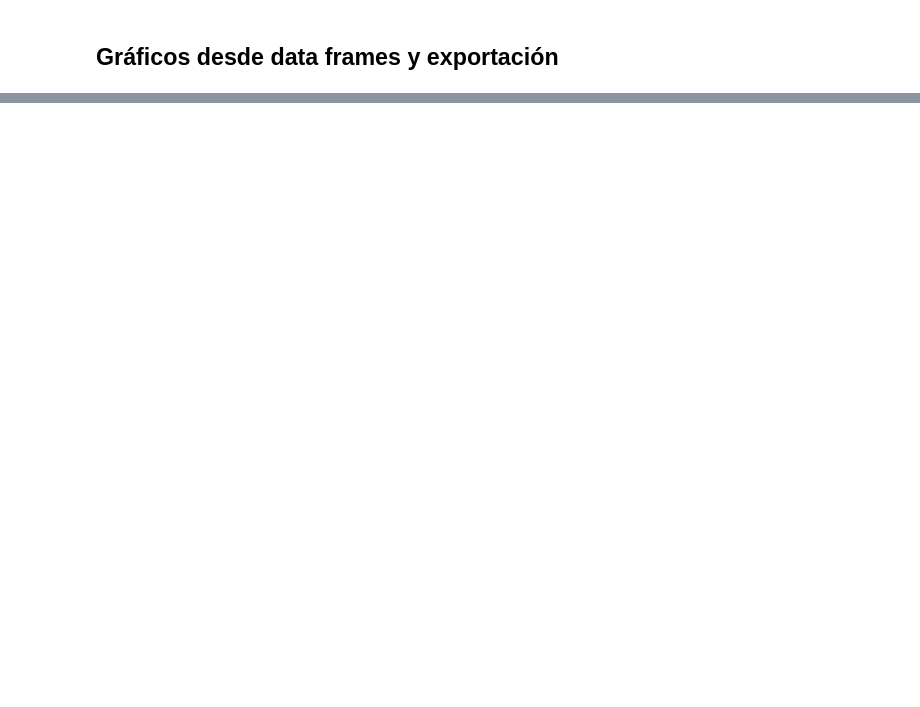
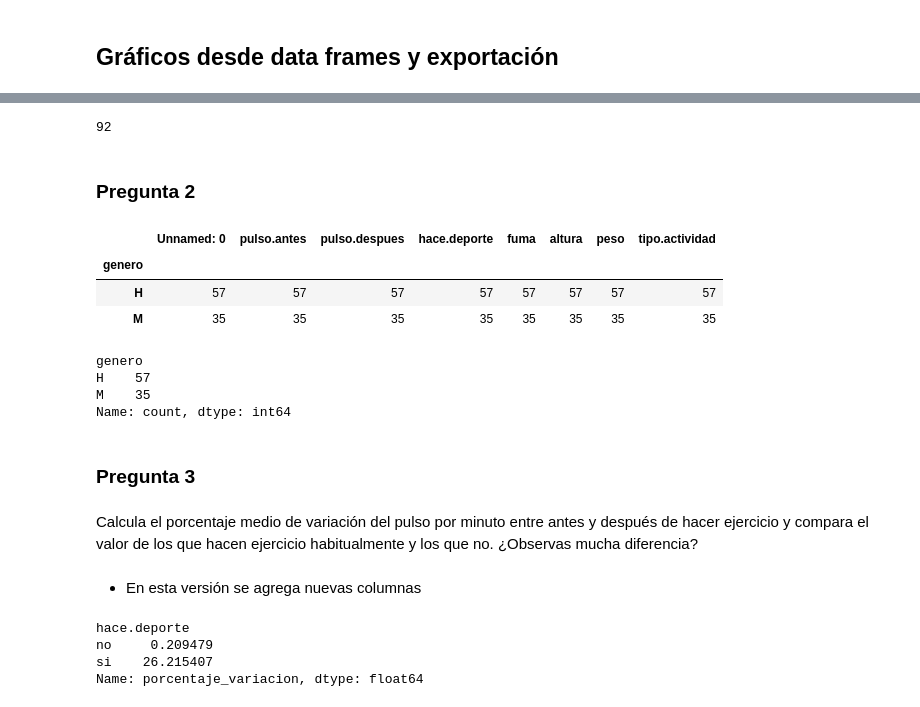
Before and after one commit to Sebastian-Landeo/FundamentosED-R-Python, a Jupyter notebook: scripts/tema 5/04-dataframes.ipynb, the cells around one changed output, grey strips where cells are left out. Drawn from its saved outputs; the diff is of its cells as text; code cells hidden in the pictures; blank space fills up the shorter version.

```diff
--- a/scripts/tema 5/04-dataframes.ipynb
+++ b/scripts/tema 5/04-dataframes.ipynb
@@ -412,0 +447,40 @@ my_fig.savefig("../tema 5/data_frame_plot.png")
+# %%
+len(dft)
+# %% [output]
+92
+# %% [markdown]
+### Pregunta 2
+# %%
+dft.groupby("genero").count()
+# %% [output]
+|  | Unnamed: 0 | pulso.antes | pulso.despues | hace.deporte | fuma | altura | peso | tipo.actividad |
+| genero |  |  |  |  |  |  |  |  |
+| H | 57 | 57 | 57 | 57 | 57 | 57 | 57 | 57 |
+| M | 35 | 35 | 35 | 35 | 35 | 35 | 35 | 35 |
+# %%
+dft["genero"].value_counts()
+# %% [output]
+genero
+H    57
+M    35
+Name: count, dtype: int64
+# %% [markdown]
+### Pregunta 3
+# %% [markdown]
+Calcula el porcentaje medio de variación del pulso por minuto entre antes y después de hacer ejercicio y
+compara el valor de los que hacen ejercicio habitualmente y los que no. ¿Observas mucha diferencia?
+# %% [markdown]
+- En esta versión se agrega nuevas columnas
+# %%
+# Calcular la variación del pulso
+dft['variacion_pulso'] = dft['pulso.despues'] - dft['pulso.antes']
+# Calcular el porcentaje de variación
+dft['porcentaje_variacion'] = (dft['variacion_pulso'] / dft['pulso.antes']) * 100
+# Agrupar por si hace deporte o no
+mean_variacion = dft.groupby('hace.deporte')['porcentaje_variacion'].mean()
+print(mean_variacion)
+# %% [output]
+hace.deporte
+no     0.209479
+si    26.215407
+Name: porcentaje_variacion, dtype: float64
```
Also changed, not shown: parts of 45 cells of this notebook, 6 other files.
